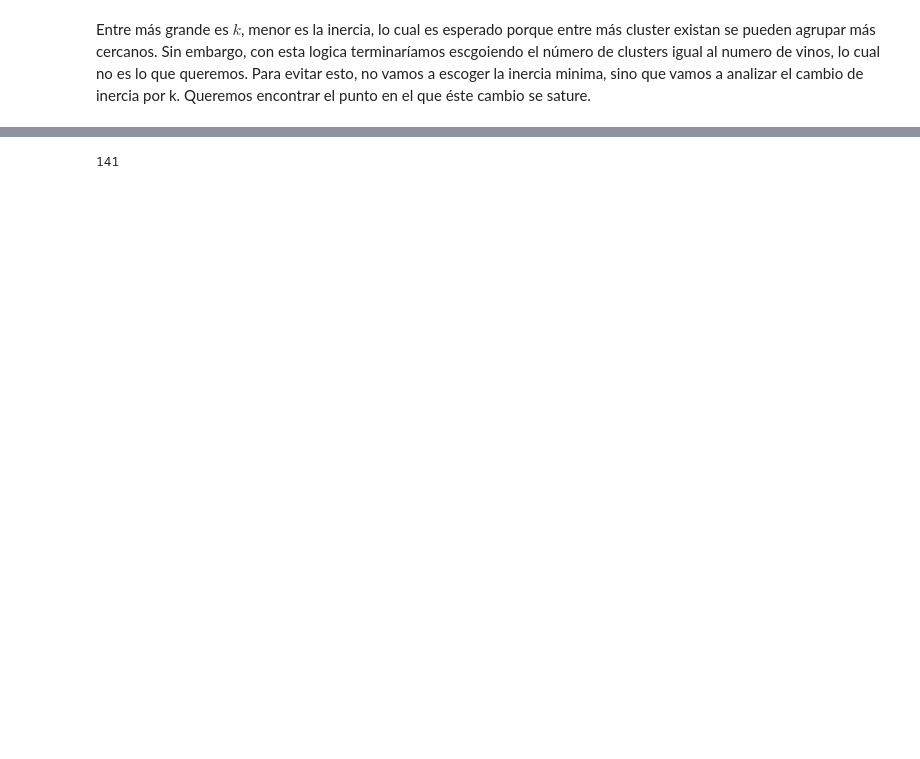
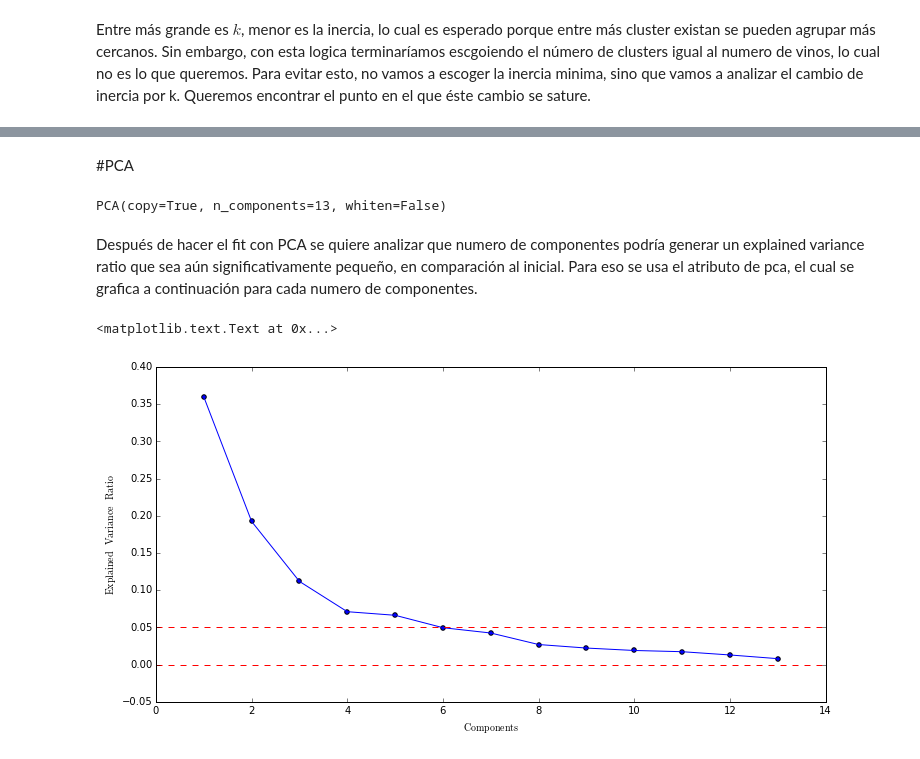
Before and after one commit to mariacamilaremolinagutierrez/MCA_Tarea2, a Jupyter notebook: 2/Vino.ipynb, the cells around one changed output, grey strips where cells are left out. Drawn from its saved outputs; the diff is of its cells as text; code cells hidden in the pictures; blank space fills up the shorter version.

```diff
--- a/2/Vino.ipynb
+++ b/2/Vino.ipynb
@@ -34,5 +36,6 @@ wine_OD = df['OD280/OD315 of diluted wines']
 wine_proline = df['proline']
 
 df = df.drop('class', 1)
+df = scale(df)
 # %%
 np.random.seed(1)
@@ -149,4 +93,0 @@ n_errors_3
-# %%
-n_wines_training
-# %% [output]
-141
@@ -152,0 +96,20 @@ n_wines_training
+# %% [markdown]
+#PCA
+# %%
+pca = PCA(n_components=13)
+pca.fit(df)
+# %% [output]
+PCA(copy=True, n_components=13, whiten=False)
+# %% [markdown]
+Después de hacer el fit con PCA se quiere analizar que numero de componentes podría generar un explained variance ratio que sea aún significativamente pequeño, en comparación al inicial. Para eso se usa el atributo de pca, el cual se grafica a continuación para cada numero de componentes.
+# %%
+plt.figure(figsize=(12,6))
+plt.plot(range(1,14), pca.explained_variance_ratio_)
+plt.scatter(range(1,14), pca.explained_variance_ratio_)
+plt.axhline(0,0,1, color='r', linestyle='--')
+plt.axhline(0.05,0,1, color='r', linestyle='--')
+plt.xlabel('$\mathrm{Components}$')
+plt.ylabel('$\mathrm{Explained\;Variance\;Ratio}$')
+# %% [output]
+<matplotlib.text.Text at 0x...>
+[figure, added]
```
Also changed, not shown: parts of 26 cells of this notebook.
